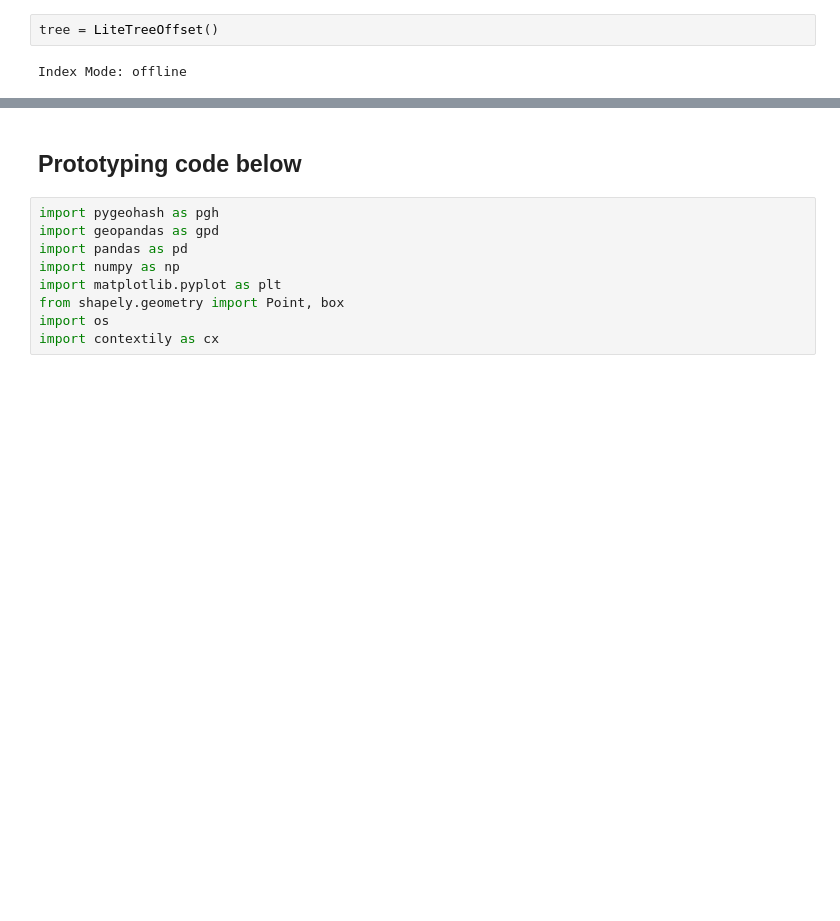
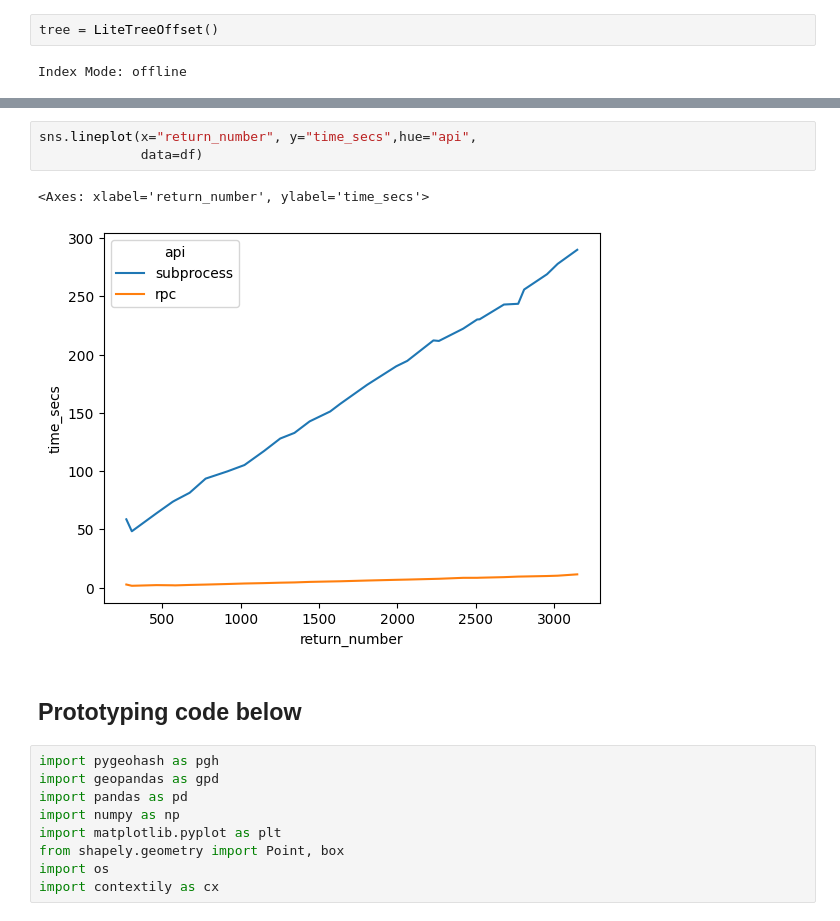
Before and after one commit to easierdata/geohash-cid, a Jupyter notebook: notebooks/spatial_query_comparison.ipynb, the cells around one changed output, grey strips where cells are left out. Saved outputs shown, nothing was run; the diff lists cells and outputs as text; blank space fills up the shorter version.

```diff
--- a/notebooks/spatial_query_comparison.ipynb
+++ b/notebooks/spatial_query_comparison.ipynb
@@ -228,3 +390,9 @@ gpd.sjoin(retr,gdf_radius)
+# %%
+sns.lineplot(x="return_number", y="time_secs",hue="api",
+             data=df)
+# %% [output]
+<Axes: xlabel='return_number', ylabel='time_secs'>
+[figure, added]
 # %% [markdown]
 ## Prototyping code below
 # %%
```
Also changed, not shown: parts of 49 cells of this notebook, 14 other files.
